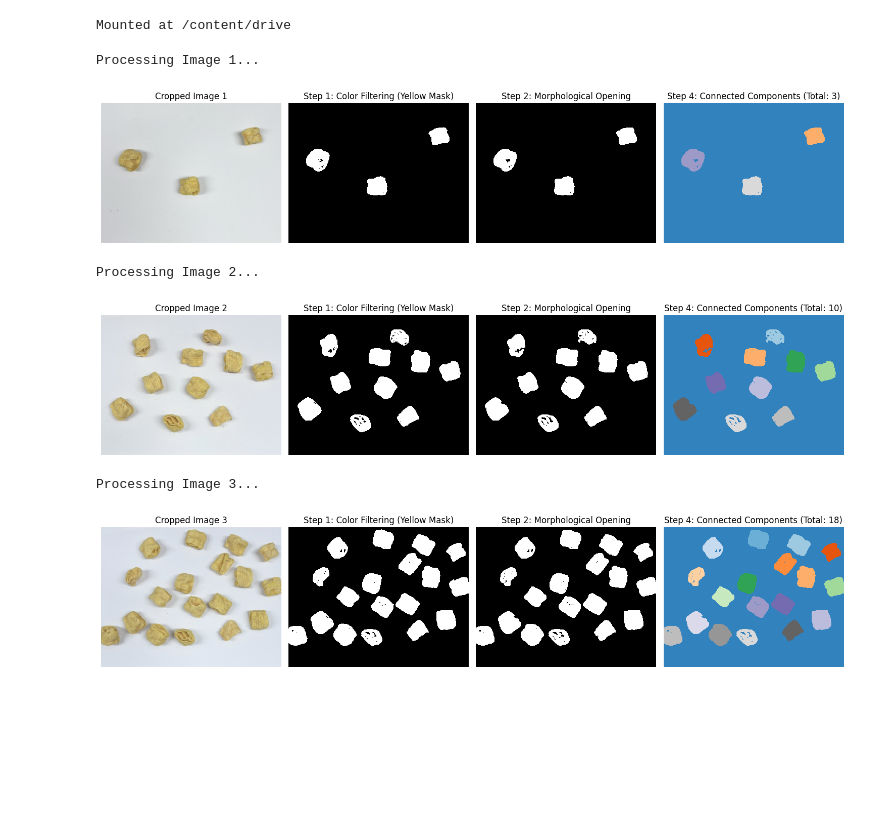
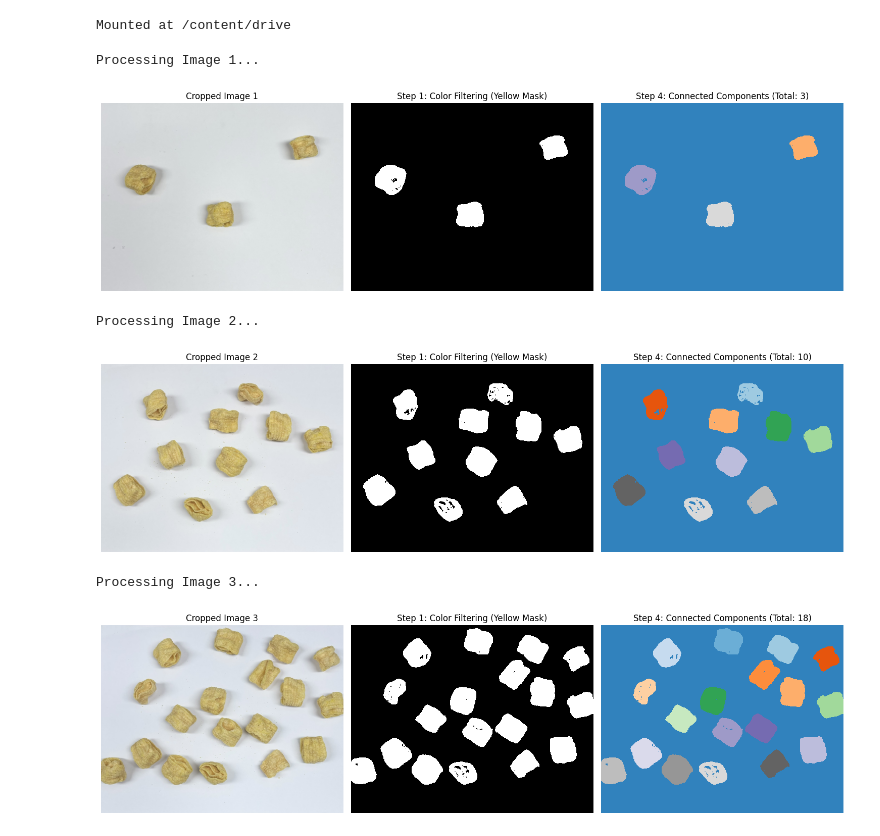
Before and after one commit to yoonju977/Digital-Image-Processing, a Jupyter notebook: CCA_task1.ipynb, the cells around one changed output. Drawn from its saved outputs; the diff is of its cells as text; code cells hidden in the pictures; blank space fills up the shorter version.

```diff
--- a/CCA_task1.ipynb
+++ b/CCA_task1.ipynb
@@ -14,20 +14,15 @@ import scipy.ndimage as nd
 
 # Preprocess the image
 def preprocessing_with_color_filter(img):
-    results = []  # 각 단계의 결과를 저장할 리스트
+    results = []
 
     # Step 1: Convert to HSV and apply color filter
     hsv_img = cv2.cvtColor(img, cv2.COLOR_BGR2HSV)
     mask = cv2.inRange(hsv_img, (20, 50, 50), (40, 255, 255))  # 노란색 범위
     results.append(("Step 1: Color Filtering (Yellow Mask)", mask, "gray"))
 
-    # Step 2: Morphological opening to remove small noise
-    kernel_open = np.ones((7, 7), np.uint8)
-    opened_img = cv2.morphologyEx(mask, cv2.MORPH_OPEN, kernel_open)
-    results.append(("Step 2: Morphological Opening", opened_img, "gray"))
-
-    # Step 4: Connected Component Analysis
-    labeled_img, num_components = connected_component(opened_img)
+    # Step 2: Connected Component Analysis
+    labeled_img, num_components = connected_component(mask)
     results.append((f"Step 4: Connected Components (Total: {num_components})", labeled_img, "tab20c"))
 
     return results
@@ -47,7 +42,6 @@ def connected_component(binary_img, min_size=50):
 
 # Main execution
 if __name__ == "__main__":
-    # Example image path and crop coordinates
     image_paths = [
         "/content/drive/MyDrive/HUFS/24-2의료영상처리학/DIP1/DIP4E/task01_03.jpeg",
         "/content/drive/MyDrive/HUFS/24-2의료영상처리학/DIP1/DIP4E/task01_04.jpeg",
@@ -56,35 +50,35 @@ if __name__ == "__main__":
     common_crop_coords = (18, 148, 1020, 924)
 
     for idx, image_path in enumerate(image_paths):
         print(f"Processing Image {idx + 1}...")
 
         # Load the image
         img = cv2.imread(image_path)
 
         # Crop the image using the common coordinates
         x1, y1, x2, y2 = common_crop_coords
         cropped_img = img[y1:y2, x1:x2]
 
         # Preprocess the image using color filter
         results = preprocessing_with_color_filter(cropped_img)
 
         # Plot all results
         fig, axes = plt.subplots(1, len(results) + 1, figsize=(15, 5))
         axes[0].imshow(cv2.cvtColor(cropped_img, cv2.COLOR_BGR2RGB))
         axes[0].set_title(f"Cropped Image {idx + 1}")
         axes[0].axis("off")
 
         for i, (title, result, cmap) in enumerate(results):
             axes[i + 1].imshow(result, cmap=cmap, interpolation="nearest")
             axes[i + 1].set_title(title)
             axes[i + 1].axis("off")
 
         plt.tight_layout()
         plt.show()
 # %% [output]
 Processing Image 1...
-[figure, old version]
+[figure, new version]
 Processing Image 2...
-[figure, old version]
+[figure, new version]
 Processing Image 3...
-[figure, old version]
+[figure, new version]
```
